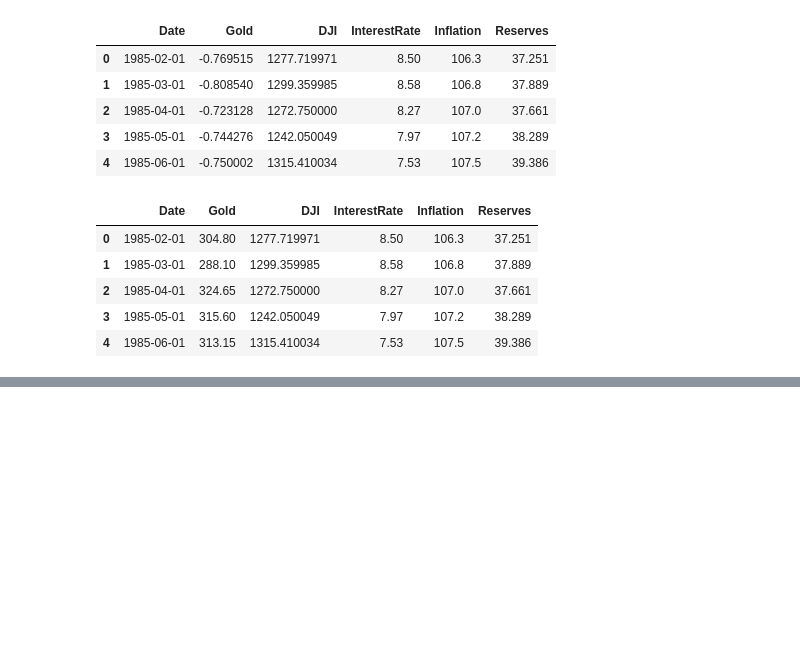
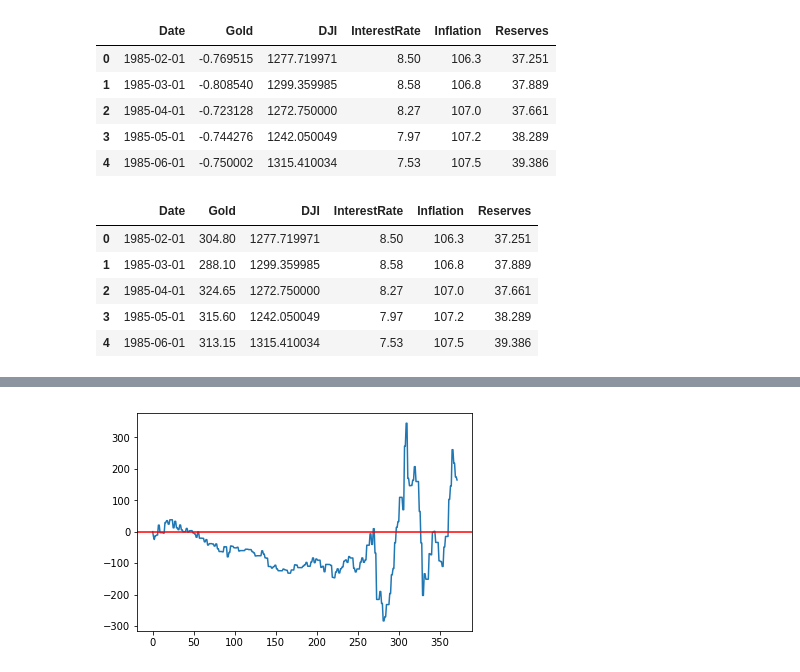
Before and after one commit to renero/trader, a Jupyter notebook: data/Manipulate original h5 data.ipynb, the cells around one changed output, grey strips where cells are left out. Cells and saved outputs as stored; diff of their text form; code cells hidden in the pictures; blank space fills up the shorter version.

```diff
--- a/data/Manipulate original h5 data.ipynb
+++ b/data/Manipulate original h5 data.ipynb
@@ -91,0 +106,3 @@ j_rescaled.head()
+# %%
+log = pd.read_csv('log_sample.csv', sep='|')
+log.head()
@@ -91,0 +116,6 @@ j_rescaled.head()
+# %%
+plt.plot(range(log.shape[0]), log.loc[:, 'net.Val'])
+plt.axhline(y=0, c='red')
+plt.show()
+# %% [output]
+[figure, added]
```
Also changed, not shown: parts of 10 cells of this notebook, 2 other files.
